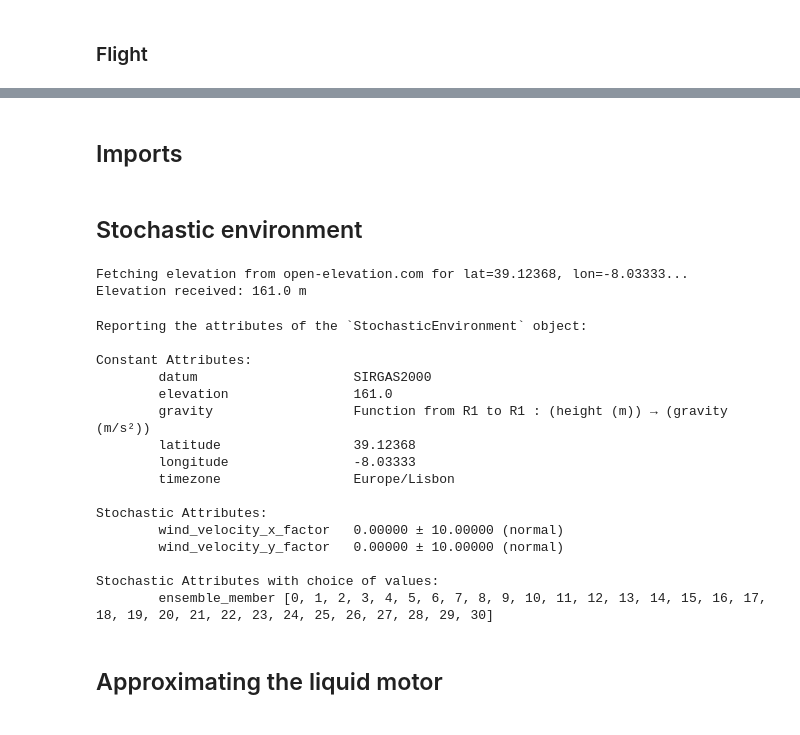
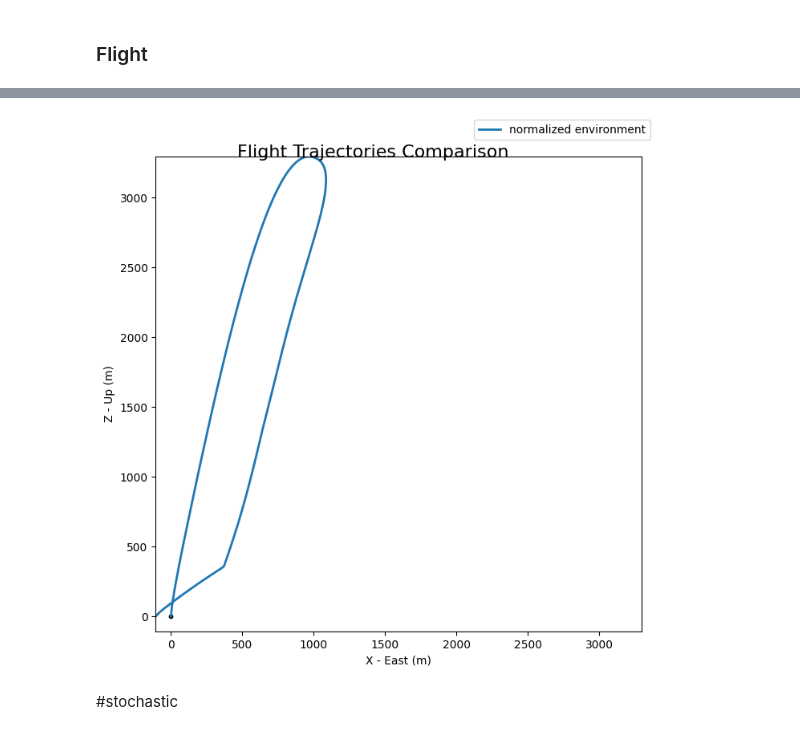
Before and after one commit to SpaceTeam/Lamarr_Flight_Simulation_RocketPy, a Jupyter notebook: Hedy_simulation.ipynb, the cells around one changed output, grey strips where cells are left out. Saved outputs shown, nothing was run; the diff lists cells and outputs as text; code cells hidden in the pictures.

Commit message:
initial commit for this branch

```diff
--- a/Hedy_simulation.ipynb
+++ b/Hedy_simulation.ipynb
@@ -840,0 +577,17 @@ Apogee longitude: -8.0290506°
+# %%
+test_flight = Flight(
+          environment = envForecast,
+          rocket = hedy,
+          rail_length = 11, #m
+          inclination = 85, #°
+          heading = 90, #°
+          name = "normalized environment"
+  )
+#test_flight.prints.initial_conditions()
+#test_flight.prints.out_of_rail_conditions()
+test_flight.prints.apogee_conditions()
+test_flight.prints.maximum_values()
+#test_flight.plots.trajectory_3d()
+#test_flight.stability_margin.plot()
+test_flight.prints.impact_conditions()
+#test_flight.all_info()
@@ -841,2 +612,17 @@ Apogee longitude: -8.0290506°
+# %%
+from rocketpy.plots.compare import CompareFlights
+test_flights = []
+test_flights.append(test_flight)
+#for i in range(3):
+  #test_flights[i].prints.initial_conditions()
+  #test_flights[i].prints.out_of_rail_conditions()
+  #test_flights[i].prints.apogee_conditions()
+  #test_flights[i].prints.maximum_values()
+  #test_flights[i].plots.trajectory_3d()
+
+comparison = CompareFlights(test_flights)
+comparison.trajectories_2d(legend = True, plane = "xz")
+# %% [output]
+[figure, added]
 # %% [markdown]
-## Imports
+#stochastic
@@ -857,39 +628,0 @@ from rocketpy import Components
-# %% [markdown]
-## Stochastic environment
-# %%
-envEnsemble = Environment()
-envEnsemble.set_location(latitude = env_config["latitude"], longitude = env_config["longitude"])
-envEnsemble.set_elevation("Open-Elevation")
-envEnsemble.set_date((env_config["date"]), timezone= env_config["timezone"]) #Latest available date at time of simualtion
-envEnsemble.set_atmospheric_model(type = "Ensemble", file = "GEFS")
-
-
-stochastic_env = StochasticEnvironment(
-    environment = envEnsemble,
-    wind_velocity_x_factor = (0, 10, "normal"),
-    wind_velocity_y_factor = (0, 10, "normal"),
-
-    ensemble_member = list(range(envEnsemble.num_ensemble_members)),
-)
-stochastic_env.visualize_attributes()
-# %% [output]
-Fetching elevation from open-elevation.com for lat=39.12368, lon=-8.03333...
-Elevation received: 161.0 m
-Reporting the attributes of the `StochasticEnvironment` object:
-
-Constant Attributes:
-        datum                    SIRGAS2000
-        elevation                161.0
-        gravity                  Function from R1 to R1 : (height (m)) → (gravity (m/s²))
-        latitude                 39.12368
-        longitude                -8.03333
-        timezone                 Europe/Lisbon
-
-Stochastic Attributes:
-        wind_velocity_x_factor   0.00000 ± 10.00000 (normal)
-        wind_velocity_y_factor   0.00000 ± 10.00000 (normal)
-
-Stochastic Attributes with choice of values:
-        ensemble_member [0, 1, 2, 3, 4, 5, 6, 7, 8, 9, 10, 11, 12, 13, 14, 15, 16, 17, 18, 19, 20, 21, 22, 23, 24, 25, 26, 27, 28, 29, 30]
-# %% [markdown]
-## Approximating the liquid motor
```
Also changed, not shown: parts of 42 cells of this notebook.
